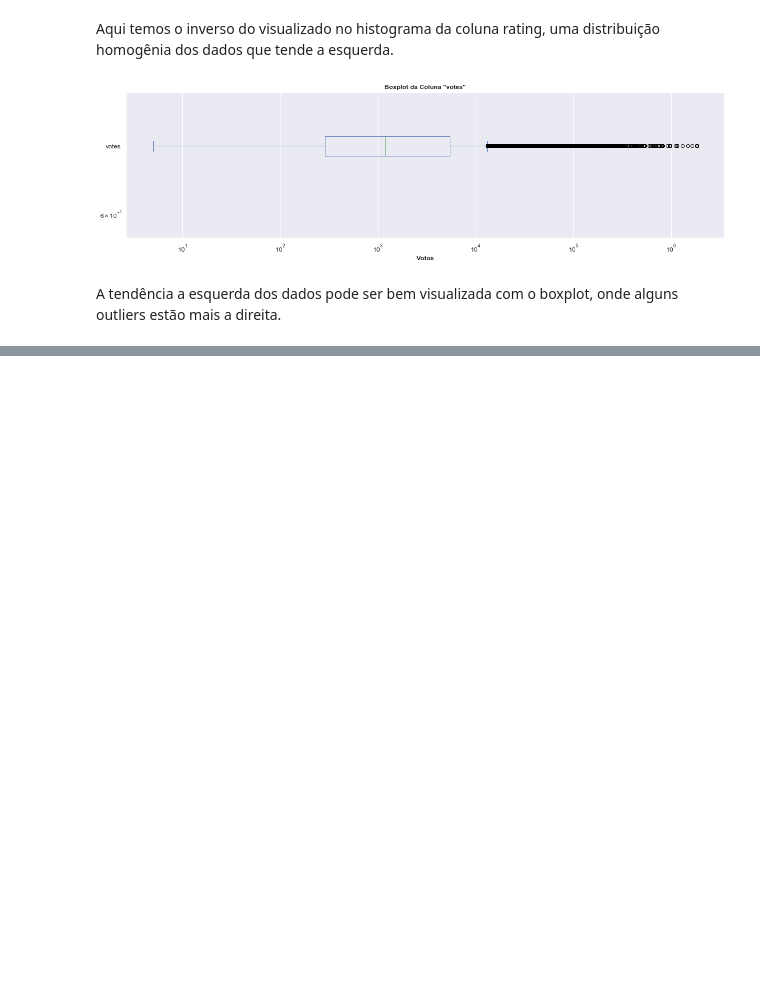
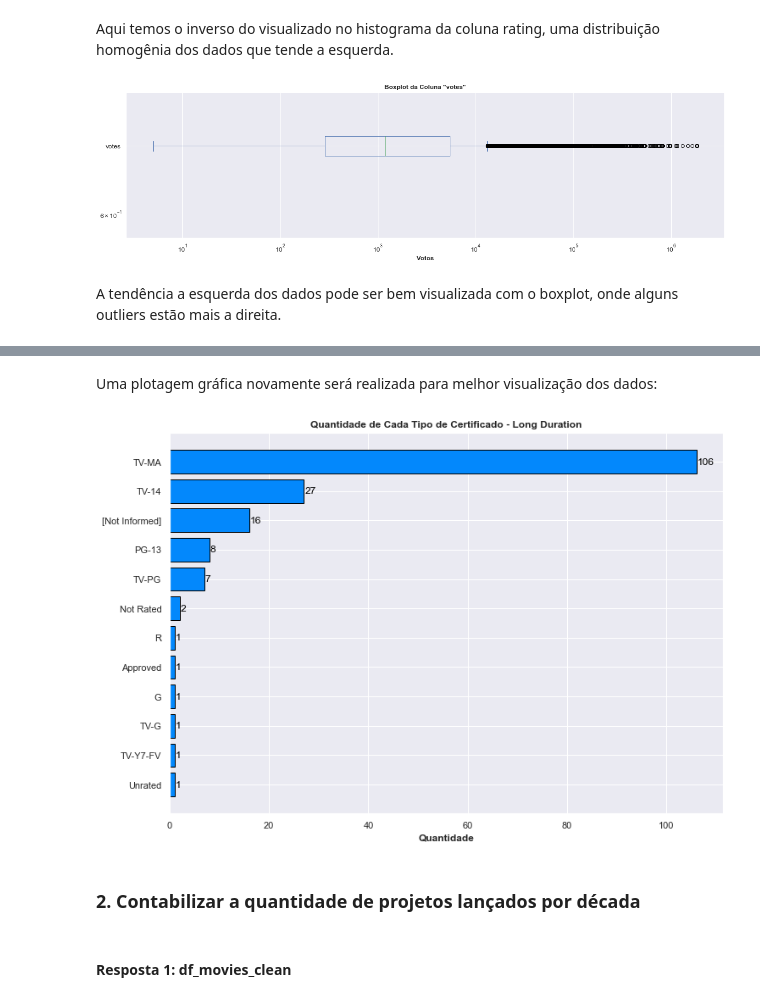
Before and after one commit to JoSEPHDev2022/netflix_movies_analise, a Jupyter notebook: analise.ipynb, the cells around one changed output, grey strips where cells are left out. Saved outputs shown, nothing was run; the diff lists cells and outputs as text; code cells hidden in the pictures; blank space fills up the shorter version.

```diff
--- a/analise.ipynb
+++ b/analise.ipynb
@@ -778,0 +957,10 @@ Com o conhecimento dos outliers e características dos dados como um todo, a pr
+# %%
+# Coletando cada registro de cada certificado e passando esses valores para um novo DataFrame:
+df_certs_long = pd.DataFrame(df_long_duration['certificate'].value_counts())
+
+# Resetando o index dos registros no novo DataFrame e renomeando as colunas novas:
+df_certs_long = df_certs_long.reset_index()
+df_certs_long = df_certs_long.rename(columns={'index':'certificate_type', 'certificate':'quantity'})
+
+# Visualizando top 5 resultados:
+df_certs_long.head()
@@ -778,0 +978,28 @@ Com o conhecimento dos outliers e características dos dados como um todo, a pr
+# %% [markdown]
+Uma plotagem gráfica novamente será realizada para melhor visualização dos dados:
+# %%
+# Bar Chart
+
+# Definindo as variáveis que contém o tipo de certificação e a quantidade respectivamente:
+certs_long = list(df_certs_long['certificate_type'])
+qnty_long = list(df_certs_long['quantity'])
+
+# Plotando:
+fig, ax = plt.subplots()
+
+hbars = ax.barh(certs_long, qnty_long, align='center', edgecolor='black', color='#0388fc')
+
+ax.set_yticks(certs_long)
+ax.invert_yaxis()
+ax.set_xlabel('Quantidade',fontsize=12, fontweight='bold')
+ax.set_title('Quantidade de Cada Tipo de Certificado - Long Duration', fontsize=12, fontweight='bold')
+
+ax.bar_label(hbars, fmt='%.f',fontsize=12, color='#000000', padding=1)
+
+plt.show()
+# %% [output]
+[figure, added]
+# %% [markdown]
+### 2. Contabilizar a quantidade de projetos lançados por década
+# %% [markdown]
+#### Resposta 1: df_movies_clean
```
Also changed, not shown: parts of 71 cells of this notebook.
